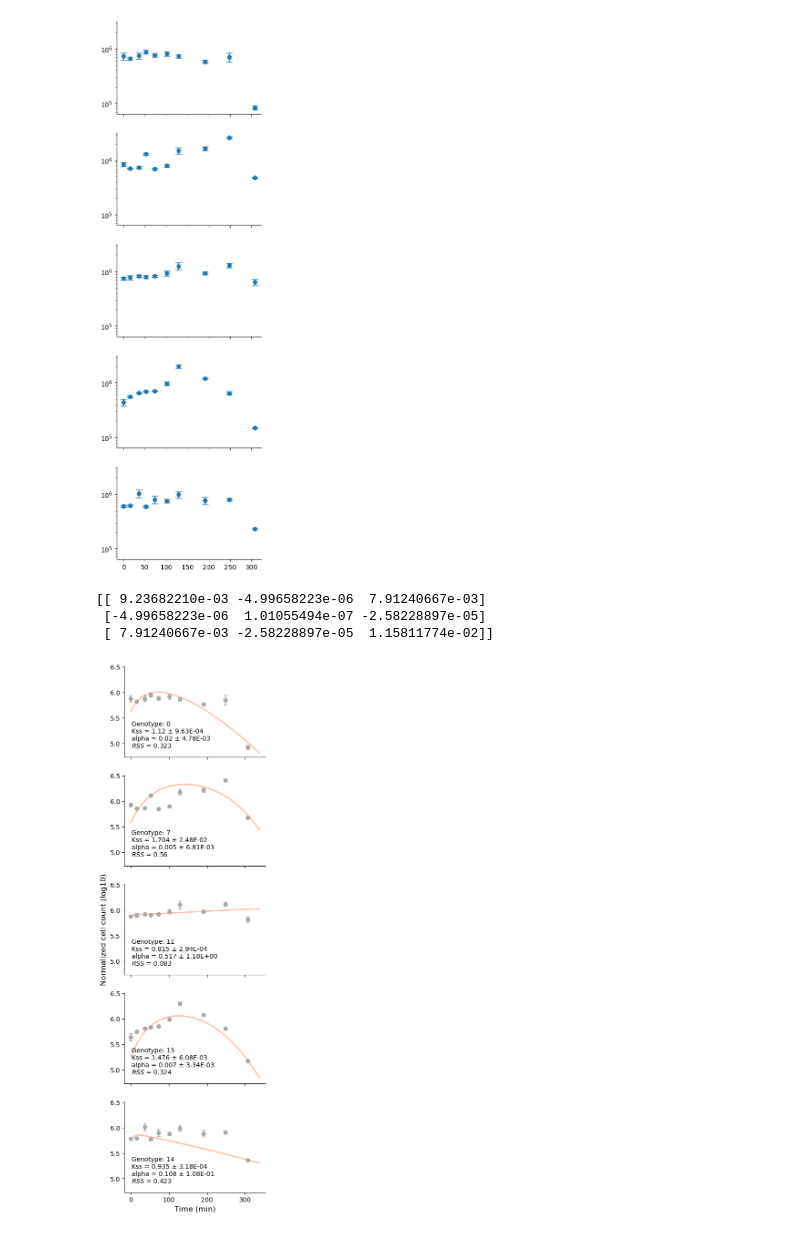
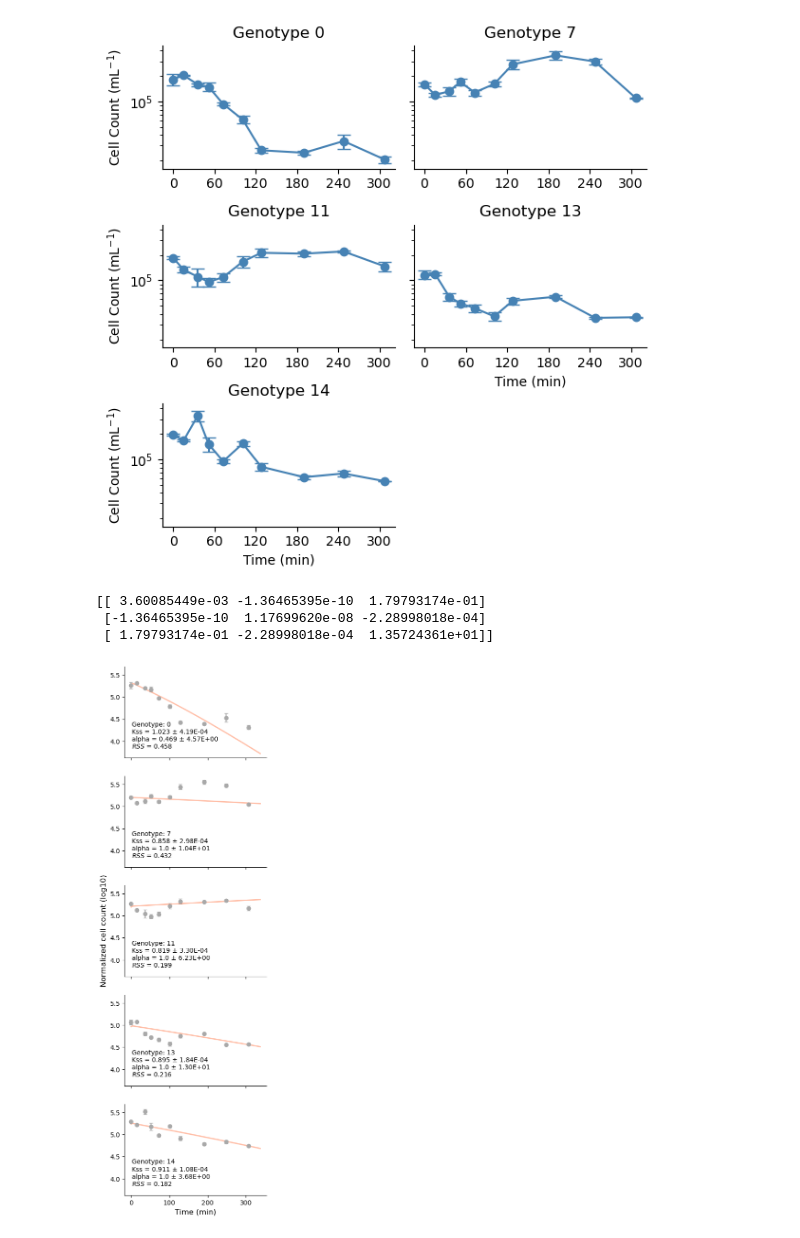
Before and after one commit to eshanking/seascapes_figures, a Jupyter notebook: time_kill/experiment_code/max_death_11072023.ipynb, the cells around one changed output. Saved outputs shown, nothing was run; the diff lists cells and outputs as text; code cells hidden in the pictures.

```diff
--- a/time_kill/experiment_code/max_death_11072023.ipynb
+++ b/time_kill/experiment_code/max_death_11072023.ipynb
@@ -84,28 +84,24 @@ for exp_key in exp_layout.keys():
 
     time_list = []
 
+    data_t = np.zeros((3,10))
+
     for i in range(len(data)):
 
         dt = plate[i].get_start_time()
         time_list.append(dt)
 
-        # arrange data (replicates,timepoints)
-        data_t = np.zeros((3,10))
-
         row_indx = 0 # replicate index
         for row in exp_layout[exp_key][1]:
-            col_indx = 0
-            for col in range(10):
-                # if col != 2: # ignore column 2 because of experimental mistake
-                key = row + str(col+2) # col+2 because we start the experiment at col 2
-                data_t[row_indx,col_indx] = data[i][key]
-                col_indx += 1
+            key = row + str(i+2) # col+2 because we start the experiment at col 2
+            data_t[row_indx,i] = data[i][key]
+            # col_indx += 1
             row_indx += 1
 
     mean_dict[exp_key] = np.mean(data_t,axis=0)
     err_dict[exp_key] = np.std(data_t,axis=0)/np.sqrt(3)
 
-    cell_count_data = rfu30_to_dilution(data_t)*10**6
+    cell_count_data = rfu30_to_dilution(data_t)
     cell_count_mean[exp_key] = np.mean(cell_count_data,axis=0)
     cell_count_err[exp_key] = np.std(cell_count_data,axis=0)/np.sqrt(3)
     cell_count_log_err[exp_key] = np.std(np.log10(cell_count_data),axis=0)/np.sqrt(3)
@@ -127,22 +123,43 @@ cell_count_1103_err = cell_count_err
 cell_count_1103_log_err = cell_count_log_err
 time_1103 = time
 # %%
-fig,ax_list = plt.subplots(nrows=5,figsize=(4,15),sharex=True,sharey=True)
+fig,ax_list = plt.subplots(nrows=3,ncols=2,figsize=(6,6),sharey=True)
 # fig,ax = plt.subplots()
+ax_list = ax_list.flatten()
 
 indx = 0
 for key in cell_count_mean.keys():
     ax = ax_list[indx]
     ax.errorbar(time,cell_count_mean[key],yerr=cell_count_err[key],
-                fmt='o',capsize=5,label=key)
+                fmt='o',capsize=5,label=key, color='steelblue')
+
+    ax.plot(time,cell_count_mean[key],color='steelblue')
     ax.set_yscale('log')
 
     ax.spines['right'].set_visible(False)
     ax.spines['top'].set_visible(False)
 
+    ax.set_title('Genotype ' + str(key))
+
     indx+=1
+
+ax_list[-1].remove()
+
+for ax in ax_list[:-1]:
+    ax.set_xticks(np.arange(0,np.max(time),60))
+
+ax_list[0].set_ylabel('Cell Count (mL$^{-1}$)')
+ax_list[2].set_ylabel('Cell Count (mL$^{-1}$)')
+ax_list[4].set_ylabel('Cell Count (mL$^{-1}$)')
+
+ax_list[4].set_xlabel('Time (min)')
+ax_list[3].set_xlabel('Time (min)')
+
+fig.tight_layout()
+
+fig.savefig('../../figures/max_death_triple_mutants.pdf',bbox_inches='tight')
 # %% [output]
-[figure, old version]
+[figure, new version]
 # %%
 fig,ax_list = plt.subplots(nrows=5,figsize=(4,15),sharex=True,sharey=True)
 
@@ -203,10 +220,10 @@ ax_list[2].set_ylabel('Normalized cell count (log10)',fontsize=12)
 
 print(pcov)
 # %% [output]
-[[ 9.23682210e-03 -4.99658223e-06  7.91240667e-03]
- [-4.99658223e-06  1.01055494e-07 -2.58228897e-05]
- [ 7.91240667e-03 -2.58228897e-05  1.15811774e-02]]
+[[ 3.60085449e-03 -1.36465395e-10  1.79793174e-01]
+ [-1.36465395e-10  1.17699620e-08 -2.28998018e-04]
+ [ 1.79793174e-01 -2.28998018e-04  1.35724361e+01]]
-[figure, old version]
+[figure, new version]
 # %%
 fig,ax_list = plt.subplots(nrows=5,figsize=(4,15),sharex=True,sharey=True)
 
```
Also changed, not shown: parts of 2 cells of this notebook, 6 other files.
